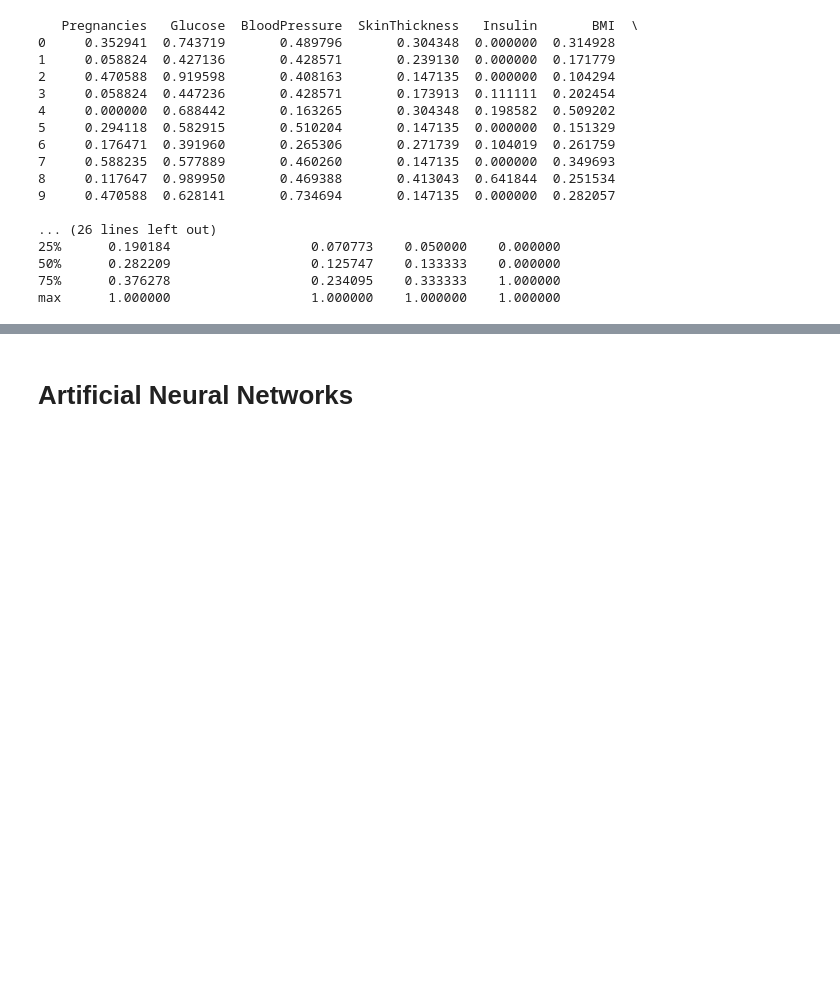
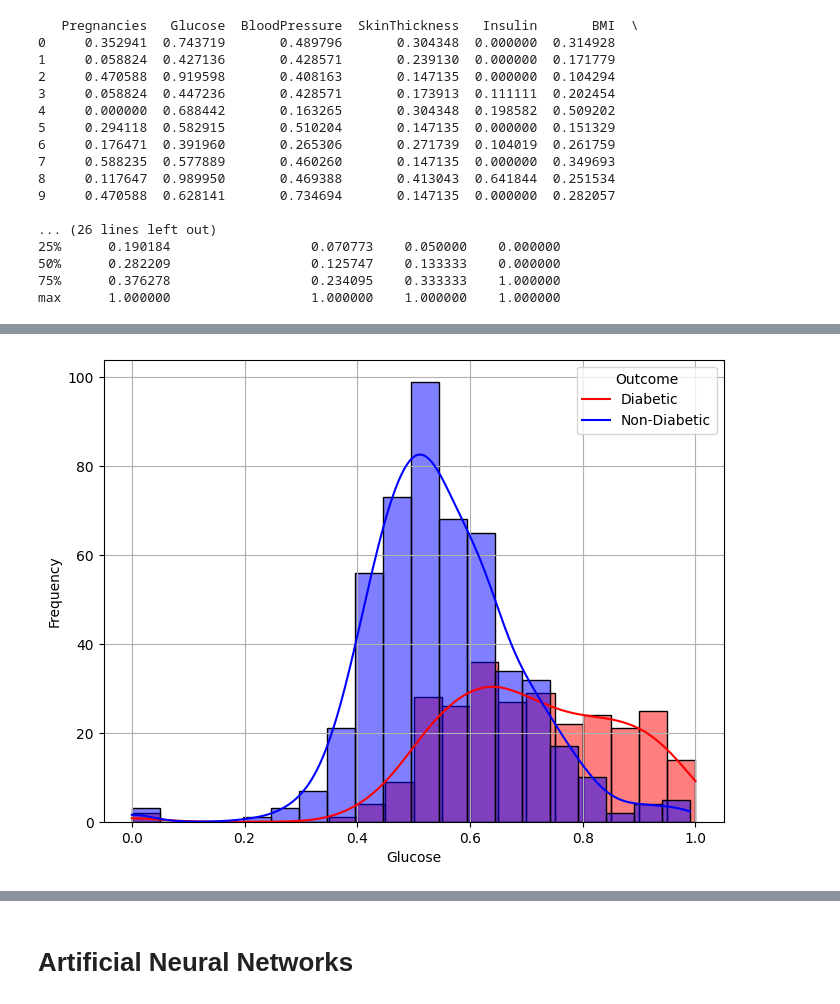
Before and after one commit to TohirD/AI-Data-Set, a Jupyter notebook: mainfile.ipynb, the cells around one changed output, grey strips where cells are left out. Cells and saved outputs as stored; diff of their text form; code cells hidden in the pictures; blank space fills up the shorter version.

```diff
--- a/mainfile.ipynb
+++ b/mainfile.ipynb
@@ -144,0 +191,11 @@ max      1.000000                  1.000000    1.000000    1.000000
+# %%
+plt.figure(figsize=(8, 6))
+sns.histplot(my_dataset[my_dataset['Outcome'] == 1]['Glucose'], kde=True, color='red', label='Diabetic', bins=20)
+sns.histplot(my_dataset[my_dataset['Outcome'] == 0]['Glucose'], kde=True, color='blue', label='Non-Diabetic', bins=20)
+plt.xlabel('Glucose')
+plt.ylabel('Frequency')
+plt.legend(title='Outcome', labels=['Diabetic', 'Non-Diabetic'])
+plt.grid(True)
+plt.show()
+# %% [output]
+[figure, added]
```
Also changed, not shown: parts of 21 cells of this notebook.
